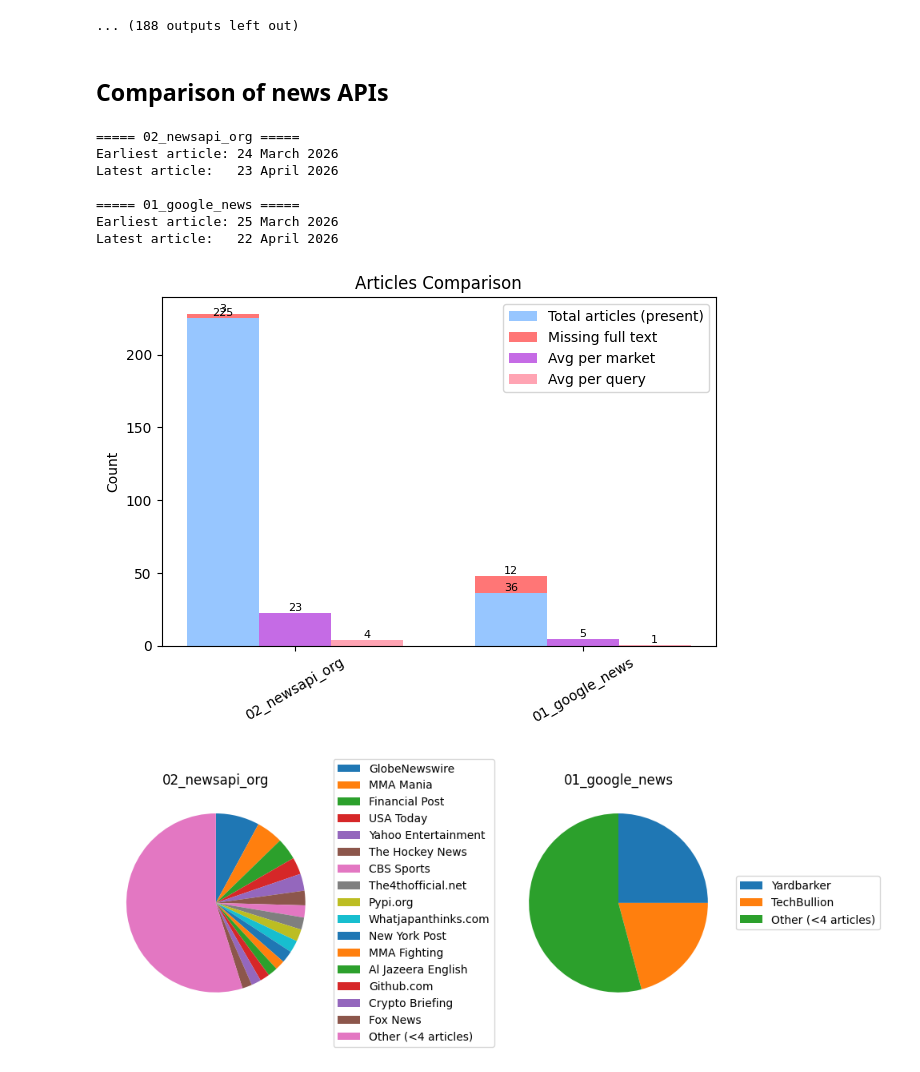
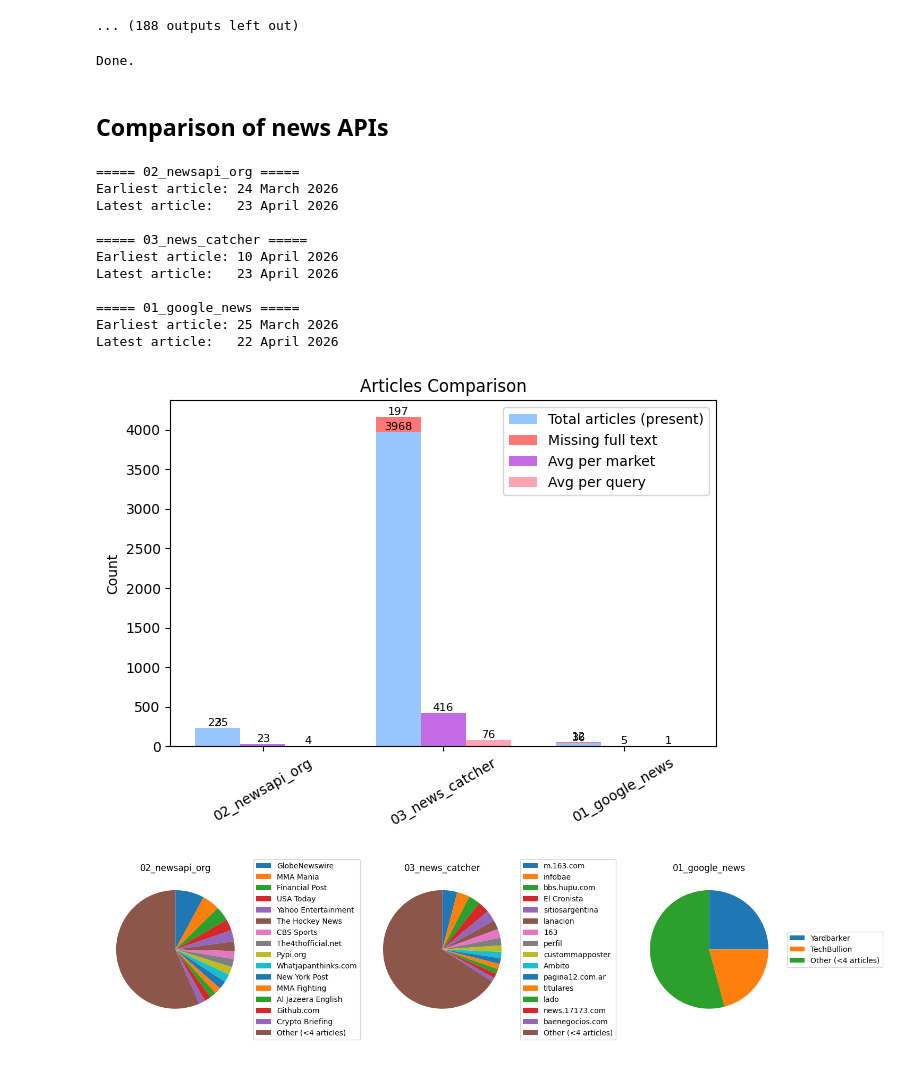
Before and after one commit to sonianicoletti/predictive-markets, a Jupyter notebook: get_news.ipynb, the cells around one changed output. Saved outputs shown, nothing was run; the diff lists cells and outputs as text; code cells hidden in the pictures.

Commit message:
news catcher articles full text

```diff
--- a/get_news.ipynb
+++ b/get_news.ipynb
@@ -1193,6 +1193,57 @@ Prefix dict has been built succesfully.
 [1016/4165] https://www.163.com/dy/article/KQQBUSBB05561FZC.html
 04/27/2026 12:15:07 PM - ruthless removal did not work.
 ... (188 outputs left out)
+# %%
+import json
+from urllib.parse import urlparse
+
+INPUT_PATH = "data/03_news_catcher/sample_markets_articles_scraped.json"
+OUTPUT_PATH = "data/03_news_catcher/sample_markets_articles_scraped.json"
+
+
+def clean_source(url):
+    if not url:
+        return url
+
+    try:
+        domain = urlparse(url).netloc.lower()
+
+        if not domain:
+            return url  # fallback if parsing fails
+
+        domain = domain.replace("www.", "")
+
+        # split but keep unicode safely
+        parts = domain.split(".")
+        if len(parts) > 1:
+            return parts[0]
+        return domain
+
+    except Exception:
+        return url
+
+
+with open(INPUT_PATH, "r", encoding="utf-8") as f:
+    markets = json.load(f)
+
+
+for market in markets:
+    for article in market.get("articles", []):
+        original = article.get("source")
+
+        # preserve original
+        article["source_url"] = original
+
+        # cleaned version
+        article["source"] = clean_source(original)
+
+
+with open(OUTPUT_PATH, "w", encoding="utf-8") as f:
+    json.dump(markets, f, indent=2, ensure_ascii=False)
+
+print("Done.")
+# %% [output]
+Done.
 # %% [markdown]
 ## Comparison of news APIs
 # %%
@@ -1345,41 +1396,49 @@ if len(metrics) == 1:
 for ax, (name, m) in zip(axes, metrics.items()):
     sources = dict(m["sources"])
 
-    # split major vs other
-    major = {k: v for k, v in sources.items() if v > 3}
-    other = sum(v for k, v in sources.items() if v <= 3)
+    # sort all sources descending
+    sorted_sources = sorted(sources.items(), key=lambda x: x[1], reverse=True)
 
-    # sort major by descending count
-    major_sorted = dict(sorted(major.items(), key=lambda x: x[1], reverse=True))
+    # keep only >3 articles
+    filtered = [(k, v) for k, v in sorted_sources if v > 3]
 
-    labels = list(major_sorted.keys())
-    values = list(major_sorted.values())
+    # take top 15
+    top = filtered[:15]
 
-    # append "Other" last
+    # everything else → other
+    other = sum(v for k, v in sorted_sources if (k, v) not in top)
+
+    labels = [k for k, _ in top]
+    values = [v for _, v in top]
+
     if other > 0:
         labels.append("Other (<4 articles)")
         values.append(other)
 
     wedges, _ = ax.pie(values, startangle=90, counterclock=False)
 
     ax.set_title(name)
 
     ax.legend(
         wedges,
         labels,
         loc="center left",
         bbox_to_anchor=(1, 0.5)
     )
 
 plt.tight_layout()
 plt.show()
 # %% [output]
 ===== 02_newsapi_org =====
 Earliest article: 24 March 2026
+Latest article:   23 April 2026
+
+===== 03_news_catcher =====
+Earliest article: 10 April 2026
 Latest article:   23 April 2026
 
 ===== 01_google_news =====
 Earliest article: 25 March 2026
 Latest article:   22 April 2026
-[figure, old version]
+[figure, new version]
-[figure, old version]
+[figure, new version]
```
Also changed, not shown: 1 other file.
